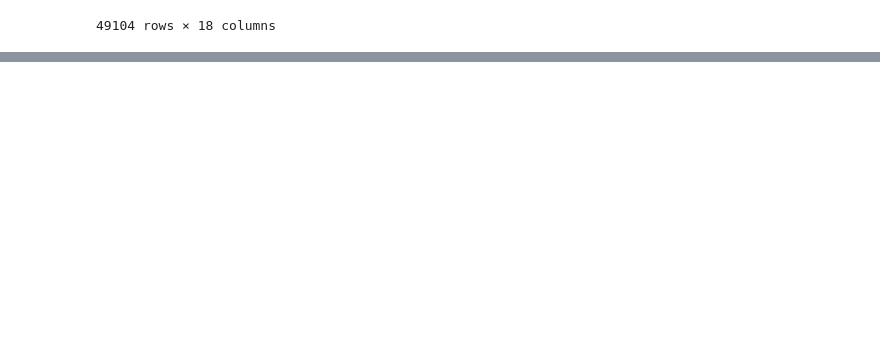
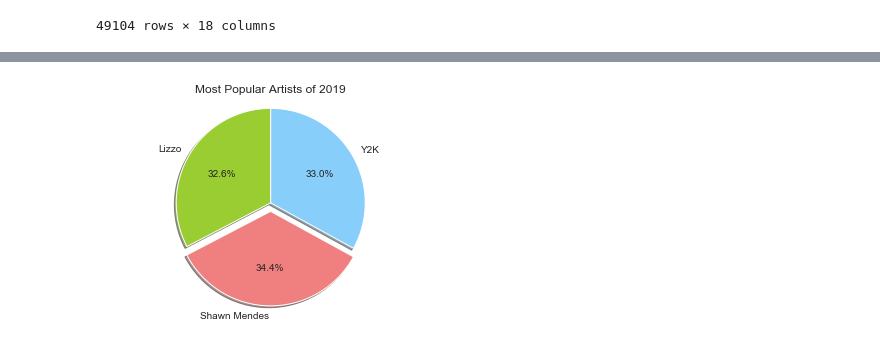
Before and after one commit to addiebrown/project-one, a Jupyter notebook: spotifyprojectone.ipynb, the cells around one changed output, grey strips where cells are left out. Cells and saved outputs as stored; diff of their text form; code cells hidden in the pictures; blank space fills up the shorter version.

```diff
--- a/spotifyprojectone.ipynb
+++ b/spotifyprojectone.ipynb
@@ -144,0 +197,18 @@ genre_group.head()
+# %%
+#DO NOT TOUCH THIS CODE
+
+#Female - Lizzo(95)     Male - Shawn Mendes (100)   Group - Y2K (96)
+people = ["Lizzo", "Shawn Mendes", "Y2K"]
+pop_num = [95, 100, 96]
+colors = ["yellowgreen", "lightcoral", "lightskyblue"]
+explode = (0, 0.09, 0)
+# %%
+#DO NOT TOUCH THIS CODE
+
+plt.title("Most Popular Artists of 2019")
+plt.pie(pop_num, explode=explode, labels=people, colors=colors,
+        autopct="%1.1f%%", shadow=True, startangle=90)
+plt.axis("equal")
+plt.show()
+# %% [output]
+[figure, added]
```
Also changed, not shown: parts of 16 cells of this notebook, 4 other files.
